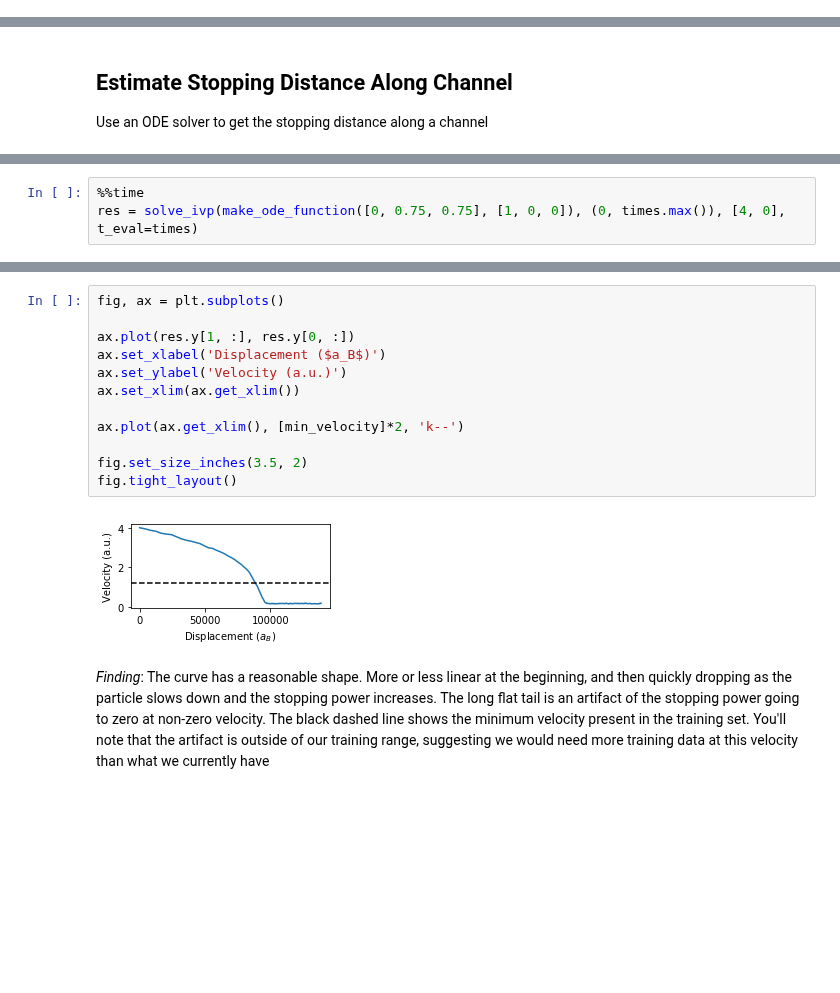
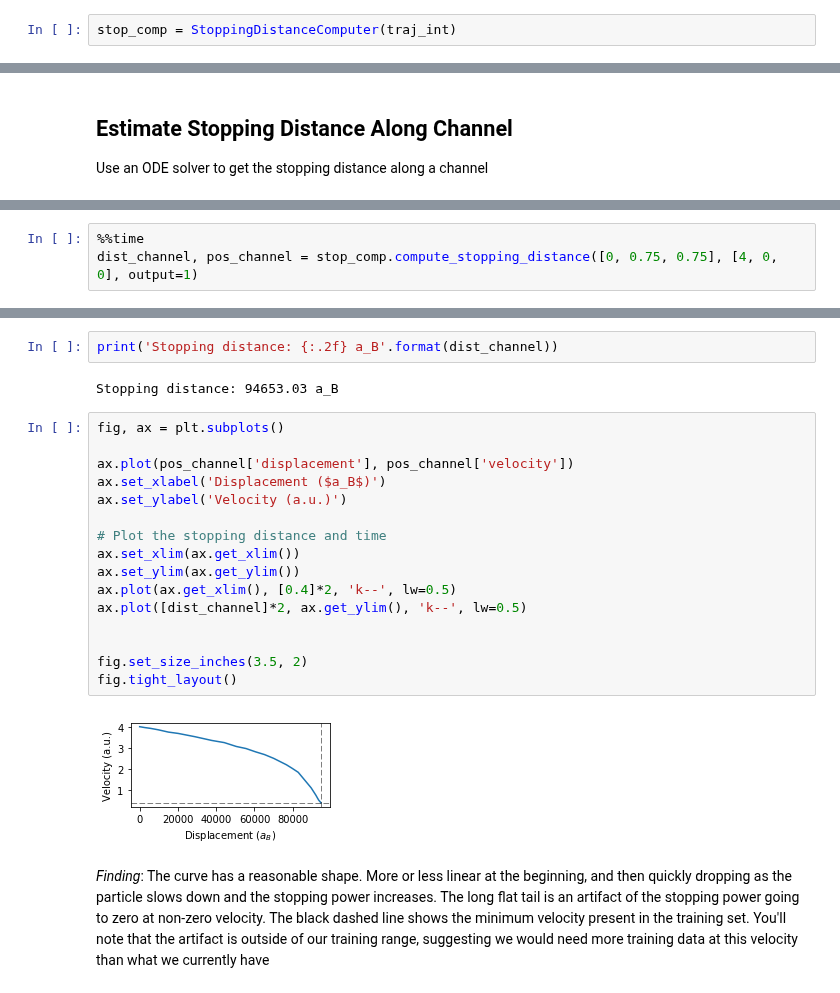
Before and after one commit to globus-labs/stopping-power-ml, a Jupyter notebook: multiple-velocities/stopping-distance/0_compute-stopping-distance.ipynb, the cells around one changed output, grey strips where cells are left out. Saved outputs shown, nothing was run; the diff lists cells and outputs as text; blank space fills up the shorter version.

```diff
--- a/multiple-velocities/stopping-distance/0_compute-stopping-distance.ipynb
+++ b/multiple-velocities/stopping-distance/0_compute-stopping-distance.ipynb
@@ -67,0 +66,2 @@ fig.tight_layout()
+# %%
+stop_comp = StoppingDistanceComputer(traj_int)
@@ -117,4 +74,4 @@ times = np.linspace(0, estimate_stopping(4) * 8, 256)
 # %%
 %%time
-res = solve_ivp(make_ode_function([0, 0.75, 0.75], [1, 0, 0]), (0, times.max()), [4, 0], t_eval=times)
+dist_channel, pos_channel = stop_comp.compute_stopping_distance([0, 0.75, 0.75], [4, 0, 0], output=1)
 # %% [output]
@@ -123,17 +81,25 @@ Wall time: 2min 36s
+# %%
+print('Stopping distance: {:.2f} a_B'.format(dist_channel))
+# %% [output]
+Stopping distance: 94653.03 a_B
 # %%
 fig, ax = plt.subplots()
 
-ax.plot(res.y[1, :], res.y[0, :])
+ax.plot(pos_channel['displacement'], pos_channel['velocity'])
 ax.set_xlabel('Displacement ($a_B$)')
 ax.set_ylabel('Velocity (a.u.)')
+
+# Plot the stopping distance and time
 ax.set_xlim(ax.get_xlim())
+ax.set_ylim(ax.get_ylim())
+ax.plot(ax.get_xlim(), [0.4]*2, 'k--', lw=0.5)
+ax.plot([dist_channel]*2, ax.get_ylim(), 'k--', lw=0.5)
 
-ax.plot(ax.get_xlim(), [min_velocity]*2, 'k--')
 
 fig.set_size_inches(3.5, 2)
 fig.tight_layout()
 # %% [output]
-[figure, old version]
+[figure, new version]
 # %% [markdown]
 *Finding*: The curve has a reasonable shape. More or less linear at the beginning, and then quickly dropping as the particle slows down and the stopping power increases. The long flat tail is an artifact of the stopping power going to zero at non-zero velocity. The black dashed line shows the minimum velocity present in the training set. You'll note that the artifact is outside of our training range, suggesting we would need more training data at this velocity than what we currently have
 # %% [markdown]
```
Also changed, not shown: parts of 30 cells of this notebook, 1 other file.
